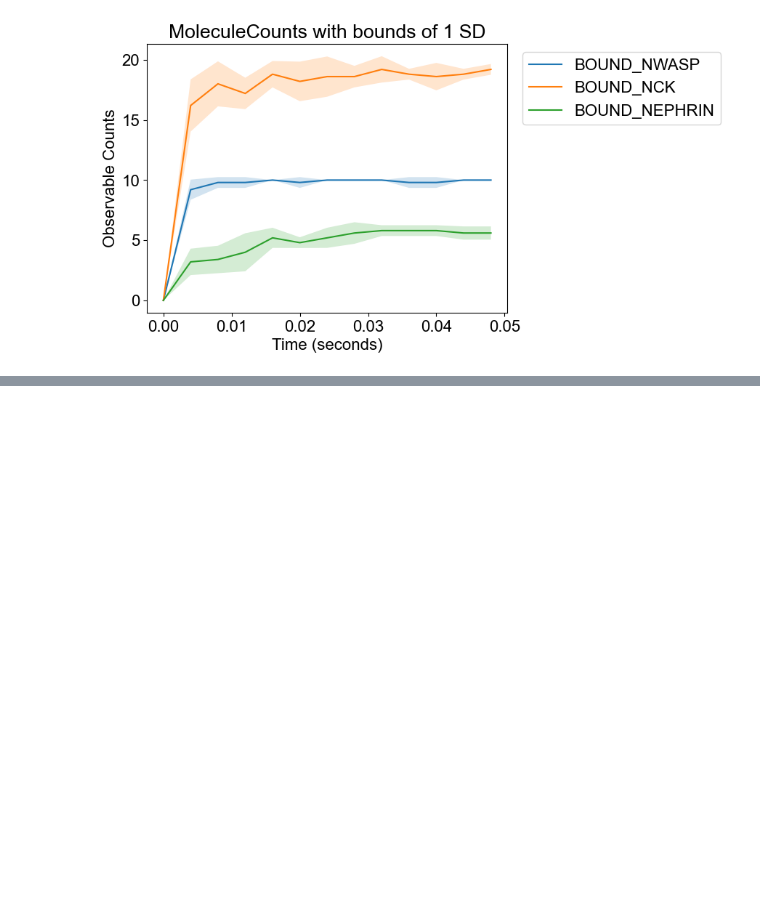
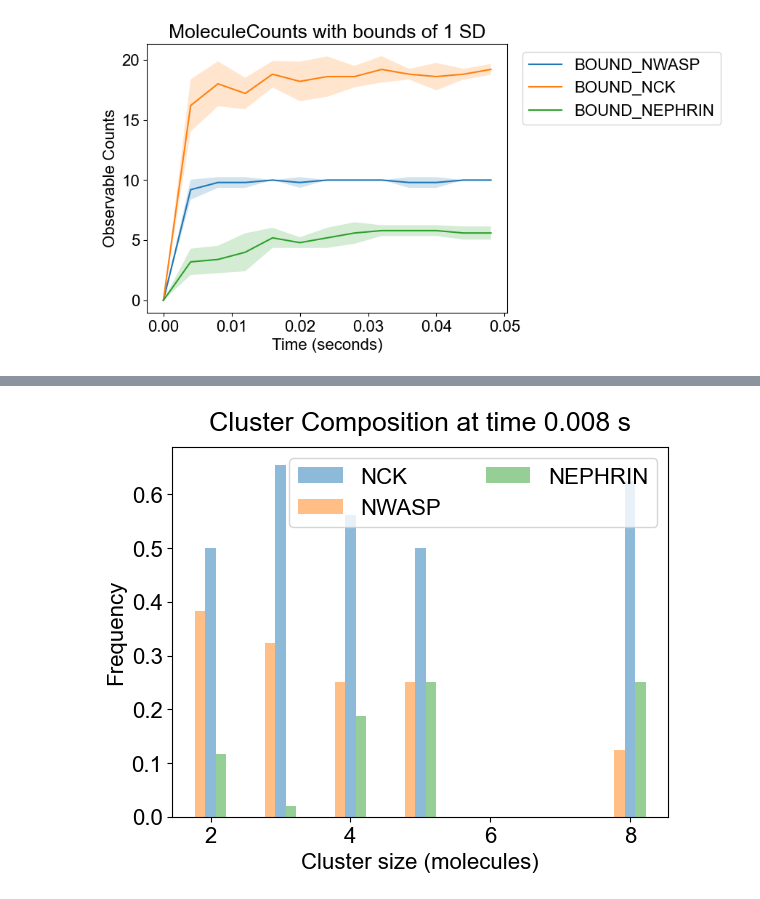
Before and after one commit to MolClustPy/SpringSaLaD-Python-Viz, a Jupyter notebook: demo.ipynb, the cells around one changed output, grey strips where cells are left out. Cells and saved outputs as stored; diff of their text form; code cells hidden in the pictures; blank space fills up the shorter version.

Commit message:
Cluster Composition

```diff
--- a/demo.ipynb
+++ b/demo.ipynb
@@ -152,0 +153,4 @@ Histogram.plot(search_directory, [1,2], 16)
+# %%
+Cluster_comp.plot(search_directory, 0.008)
+# %% [output]
+[figure, added]
```
Also changed, not shown: parts of 5 cells of this notebook, 13 other files.
